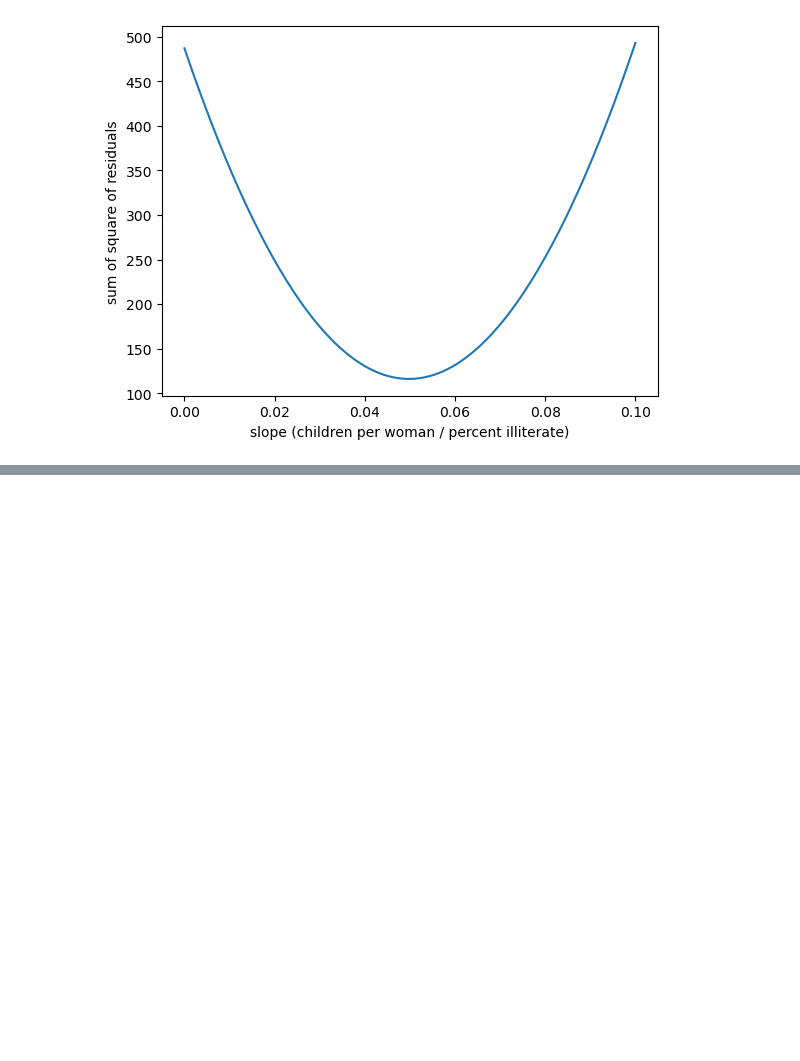
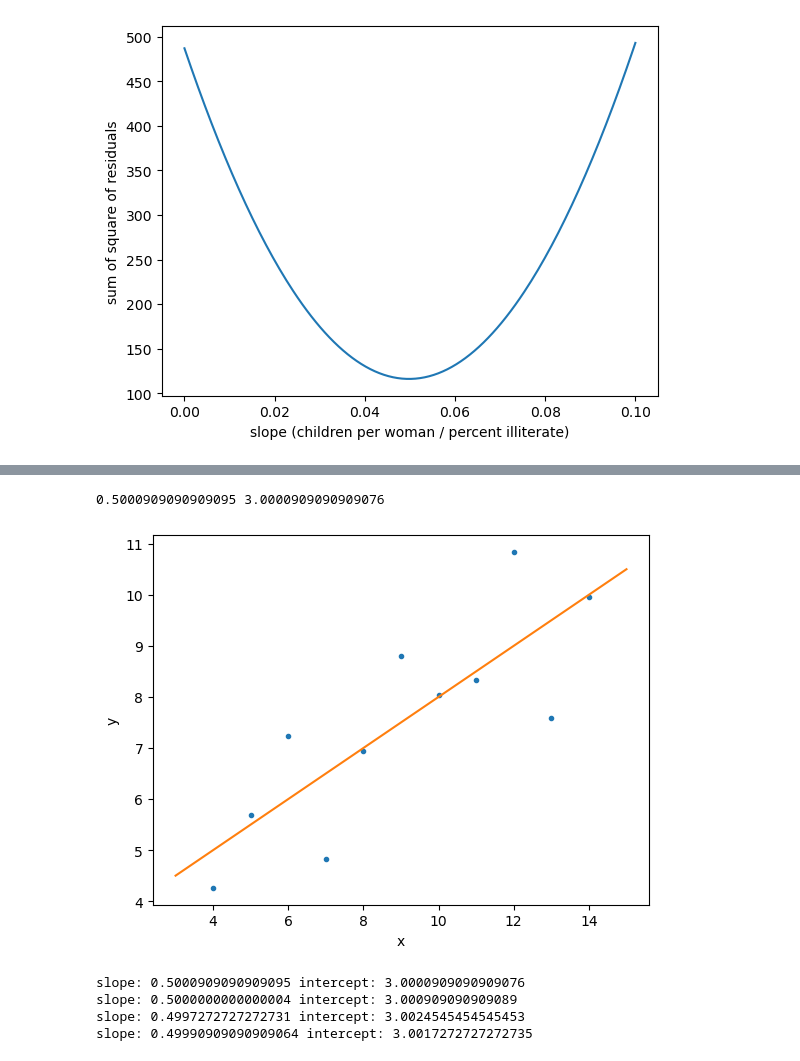
Before and after one commit to rpitchumani/datacamp, a Jupyter notebook: statistical-thinking-in-python-part-2/Chapter_2_Statistical_Thinking_in_Python_Part_2.ipynb, the cells around one changed output, grey strips where cells are left out. Saved outputs shown, nothing was run; the diff lists cells and outputs as text; code cells hidden in the pictures; blank space fills up the shorter version.

```diff
--- a/statistical-thinking-in-python-part-2/Statistical_Thinking_in_Python_Part_2.ipynb
+++ b/statistical-thinking-in-python-part-2/Chapter_2_Statistical_Thinking_in_Python_Part_2.ipynb
@@ -236,3 +236,6 @@ plt.ylabel('sum of square of residuals')
 plt.show()
 # %% [output]
 [figure]
+# %%
+df_anscombe = pd.read_csv("anscombe.csv", header=[0, 1])
+df_anscombe
@@ -238,0 +268,3 @@ plt.show()
+# %%
+df_0 = df_anscombe.loc[:, "0"]
+df_0
@@ -238,0 +284,45 @@ plt.show()
+# %%
+x = df_0["x"].to_numpy()
+y = df_0["y"].to_numpy()
+# %%
+# Perform linear regression: a, b
+a, b = np.polyfit(x, y, 1)
+
+# Print the slope and intercept
+print(a, b)
+
+# Generate theoretical x and y data: x_theor, y_theor
+x_theor = np.array([3, 15])
+y_theor = a * x_theor + b
+
+# Plot the Anscombe data and theoretical line
+_ = plt.plot(x, y, marker=".", linestyle="none")
+_ = plt.plot(x_theor, y_theor)
+
+# Label the axes
+plt.xlabel('x')
+plt.ylabel('y')
+
+# Show the plot
+plt.show()
+# %% [output]
+0.5000909090909095 3.0000909090909076
+[figure, added]
+# %%
+# Iterate through x,y pairs
+for idx in np.arange(0, 4):
+
+    df_data = df_anscombe.loc[:, str(idx)]
+    x = df_data["x"].to_numpy()
+    y = df_data["y"].to_numpy()
+
+    # Compute the slope and intercept: a, b
+    a, b = np.polyfit(x, y, 1)
+
+    # Print the result
+    print('slope:', a, 'intercept:', b)
+# %% [output]
+slope: 0.5000909090909095 intercept: 3.0000909090909076
+slope: 0.5000000000000004 intercept: 3.000909090909089
+slope: 0.4997272727272731 intercept: 3.0024545454545453
+slope: 0.49990909090909064 intercept: 3.0017272727272735
```
Also changed, not shown: parts of 4 cells of this notebook, 1 other file.
